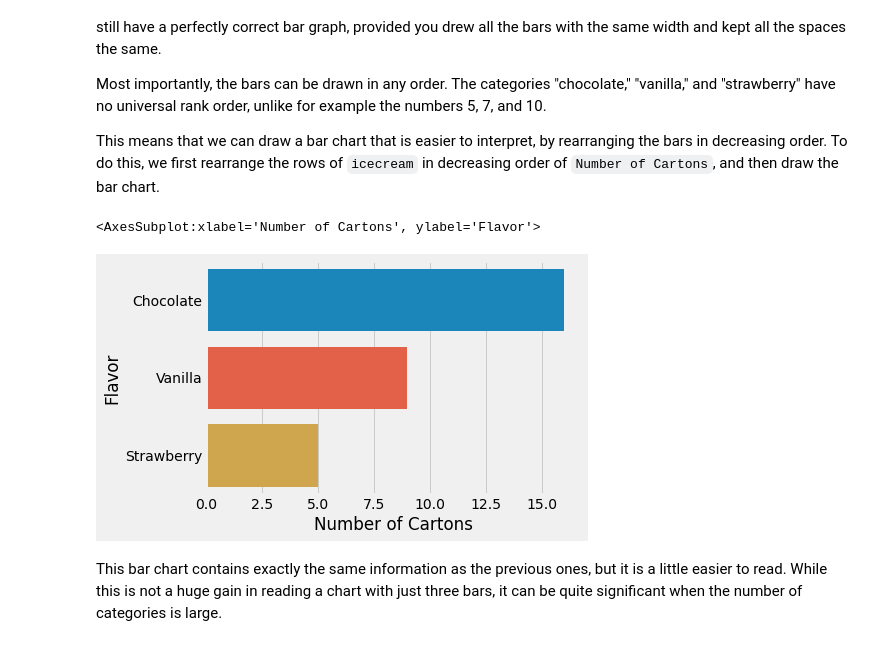
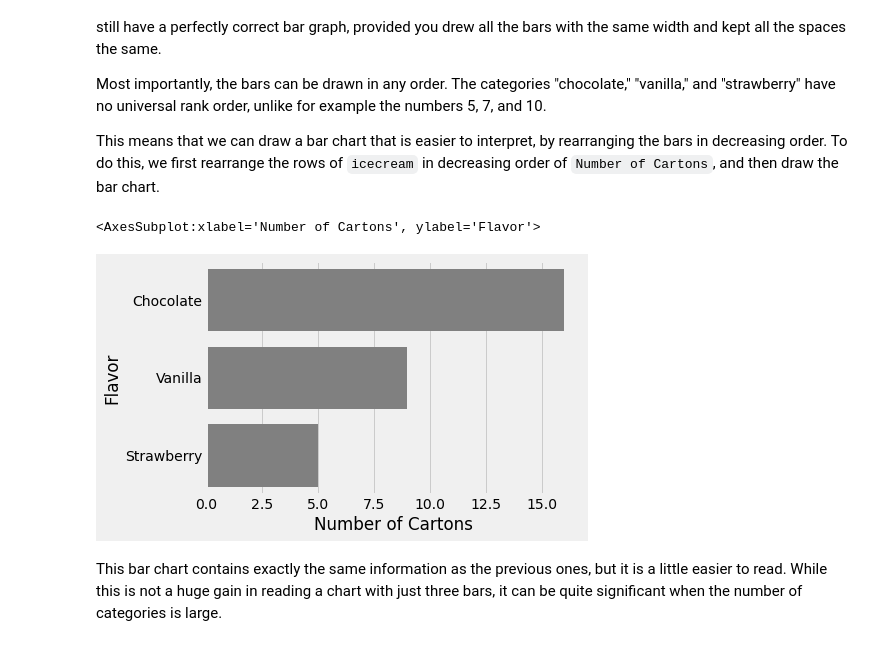
Before and after one commit to floreencia/textbook-flo, a Jupyter notebook: chapters/07/1/Visualizing_Categorical_Distributions.ipynb, the cells around one changed output. Drawn from its saved outputs; the diff is of its cells as text; code cells hidden in the pictures.

```diff
--- a/chapters/07/1/Visualizing_Categorical_Distributions.ipynb
+++ b/chapters/07/1/Visualizing_Categorical_Distributions.ipynb
@@ -57,10 +57,10 @@ This means that we can draw a bar chart that is easier to interpret, by rearrang
 # %%
 sorted_flavors = icecream.sort_values('Number of Cartons')['Flavor']
 
-sns.barplot(y='Flavor', x='Number of Cartons', data=icecream, order=sorted_flavors[::-1])
+sns.barplot(y='Flavor', x='Number of Cartons', data=icecream, order=sorted_flavors[::-1], color='grey')
 # %% [output]
 <AxesSubplot:xlabel='Number of Cartons', ylabel='Flavor'>
-[figure, old version]
+[figure, new version]
 # %% [markdown]
 This bar chart contains exactly the same information as the previous ones, but it is a little easier to read. While this is not a huge gain in reading a chart with just three bars, it can be quite significant when the number of categories is large.
 # %% [markdown]
```
Also changed, not shown: parts of 4 cells of this notebook.
